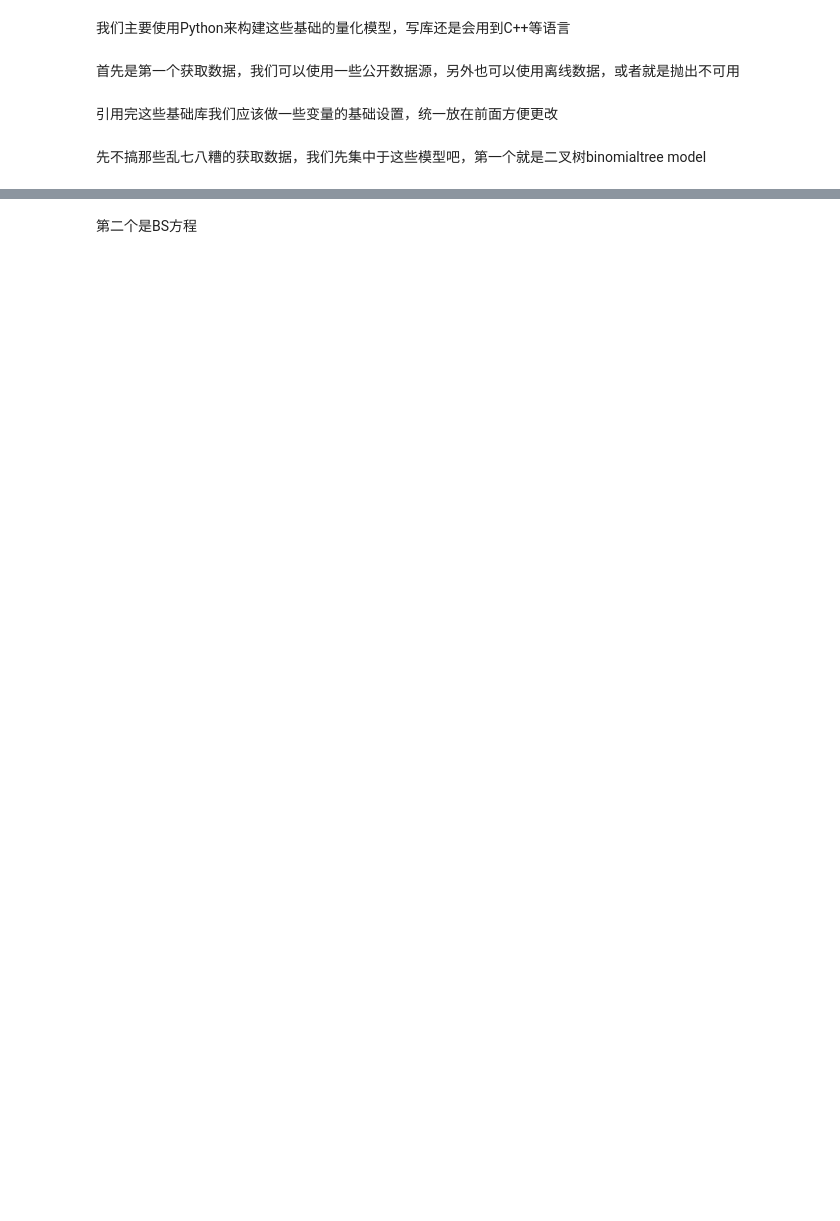
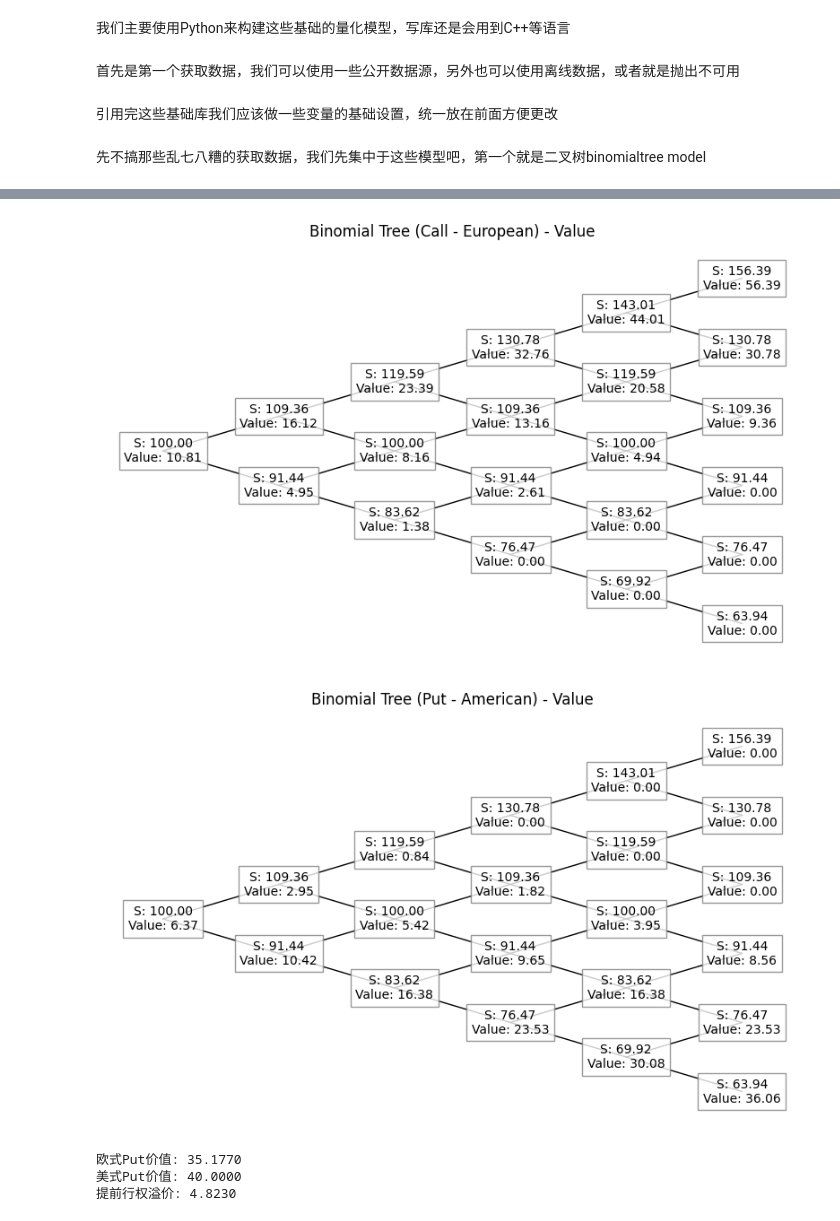
Before and after one commit to yilizhengyan/quantitative_finance_study, a Jupyter notebook: simple.ipynb, the cells around one changed output, grey strips where cells are left out. Cells and saved outputs as stored; diff of their text form; code cells hidden in the pictures; blank space fills up the shorter version.

Commit message:
simple plot

```diff
--- a/simple.ipynb
+++ b/simple.ipynb
@@ -115,2 +139,0 @@ array([[0.6241, 0.8053, 0.9645, 1.    , 1.    ],
-# %% [markdown]
-第二个是BS方程
@@ -117,3 +186,21 @@ array([[0.6241, 0.8053, 0.9645, 1.    , 1.    ],
+# %%
+S, K, r, sigma, t = 100, 100, 0.05, 0.2, 1
+plot_binomial_tree(S, K, r, sigma, t, steps=5, kind='call', american=False, output=2)
+plot_binomial_tree(S, K, r, sigma, t, steps=5, kind='put', american=True, output=2)
+# %% [output]
+[figure, added]
+[figure, added]
+# %%
+eu_put = binomial_option(60, 100, 0.05, 0.2, 1, steps=500, kind='put', american=False, output=2)[0,0]
+am_put = binomial_option(60, 100, 0.05, 0.2, 1, steps=500, kind='put', american=True, output=2)[0,0]
+
+print(f"欧式Put价值: {eu_put:.4f}")
+print(f"美式Put价值: {am_put:.4f}")
+print(f"提前行权溢价: {am_put - eu_put:.4f}")
+# %% [output]
+欧式Put价值: 35.1770
+美式Put价值: 40.0000
+提前行权溢价: 4.8230
 # %%
 def NormalCDF(x):
     return 0.5 * (1.0 + erf(x / sqrt(2.0)))
```
Also changed, not shown: parts of 7 cells of this notebook.
